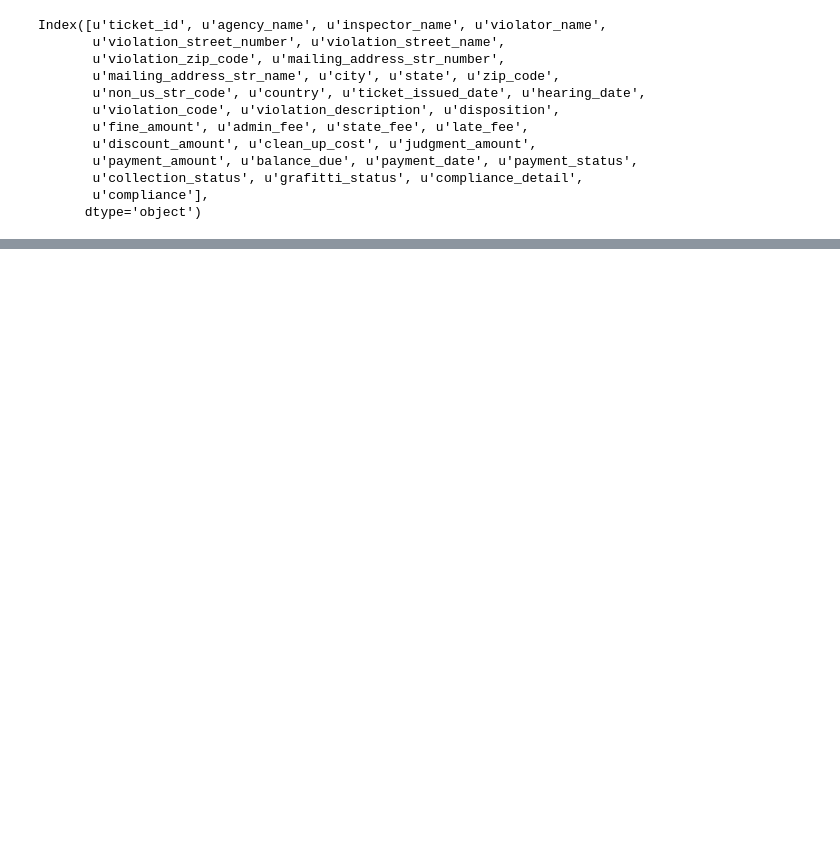
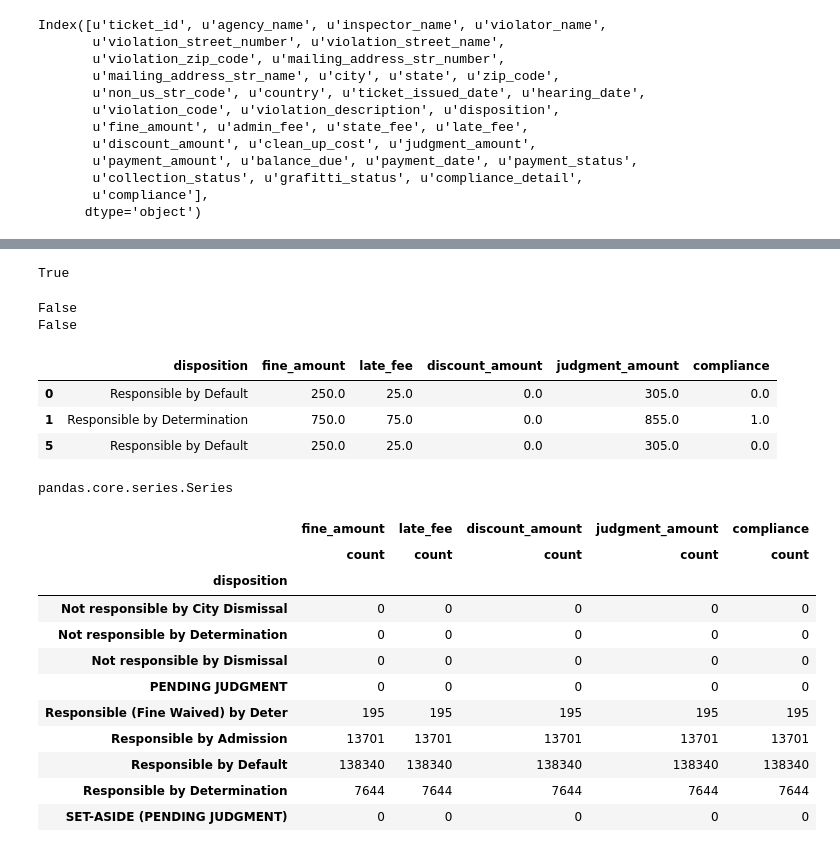
Before and after one commit to Jay-0520/Data_Science, a Jupyter notebook: predicting_property_maintenance_fines/predicting_property_maintenance_fines.ipynb, the cells around one changed output, grey strips where cells are left out. Cells and saved outputs as stored; diff of their text form; code cells hidden in the pictures; blank space fills up the shorter version.

```diff
--- a/predicting_property_maintenance_fines/predicting_property_maintenance_fines.ipynb
+++ b/predicting_property_maintenance_fines/predicting_property_maintenance_fines.ipynb
@@ -150,0 +480,22 @@ columns_list = df.columns.tolist()
+# %%
+# Reload the training dataframe
+# It is difficult to convert string varibles, such as inspector_name, mailing_address_str_name,
+# violation_street_name, violation_code, and violation_description to numerical variables; and they will
+# considered later on
+
+traindata = pd.read_csv('train.csv',encoding = "ISO-8859-1")
+testdata = pd.read_csv('test.csv',encoding = "ISO-8859-1")
+
+#columns_filter = ['ticket_id','violator_name','violation_street_number', 'violation_zip_code',
+#                  'mailing_address_str_number', 'agency_name', 'city', 'state', 'zip_code',
+#                 'non_us_str_code', 'country', 'admin_fee','state_fee', 'clean_up_cost', 'payment_date',
+#                 'payment_amount','payment_status','balance_due', 'payment_amount', 'collection_status',
+#                 'compliance_detail','grafitti_status']
+#traindata.drop(columns_filter,axis = 1,inplace = True)
+
+
+columns_to_keep = ['disposition','fine_amount','late_fee', 'discount_amount', 'judgment_amount','compliance']
+columns_to_keep_test = ['disposition','fine_amount','late_fee', 'discount_amount', 'judgment_amount']
+
+traindata = traindata[columns_to_keep]
+testdata = testdata[columns_to_keep_test]
@@ -150,0 +517,5 @@ columns_list = df.columns.tolist()
+# %%
+# reduce memory usage by casting
+for i in range(len(traindata.columns)):
+    if len(traindata[traindata.columns[i]].unique()) < 250:
+        traindata[traindata.columns[i]] = traindata[traindata.columns[i]].astype('category')
@@ -150,0 +533,45 @@ columns_list = df.columns.tolist()
+# %%
+traindata.isnull().values.any()
+# %% [output]
+True
+# %%
+# Double check and drop any of the columns and rows that contains NAN
+
+traindata = traindata.dropna(axis=1,how='all')
+traindata = traindata.dropna(axis=0,how='all')
+traindata = traindata[traindata['compliance'].notnull()]
+# %%
+traindata.shape
+
+# check if there is any row that contains NAN
+print(traindata.isnull().values.any())
+print(testdata.isnull().values.any())
+# %% [output]
+False
+False
+# %%
+traindata.head(3)
+# %% [output]
+|  | disposition | fine_amount | late_fee | discount_amount | judgment_amount | compliance |
+| 0 | Responsible by Default | 250.0 | 25.0 | 0.0 | 305.0 | 0.0 |
+| 1 | Responsible by Determination | 750.0 | 75.0 | 0.0 | 855.0 | 1.0 |
+| 5 | Responsible by Default | 250.0 | 25.0 | 0.0 | 305.0 | 0.0 |
+# %%
+type(traindata['disposition'])
+# %% [output]
+pandas.core.series.Series
+# %%
+traindata.groupby('disposition').agg(['count'])
+# %% [output]
+|  | fine_amount | late_fee | discount_amount | judgment_amount | compliance |
+|  | count | count | count | count | count |
+| disposition |  |  |  |  |  |
+| Not responsible by City Dismissal | 0 | 0 | 0 | 0 | 0 |
+| Not responsible by Determination | 0 | 0 | 0 | 0 | 0 |
+| Not responsible by Dismissal | 0 | 0 | 0 | 0 | 0 |
+| PENDING JUDGMENT | 0 | 0 | 0 | 0 | 0 |
+| Responsible (Fine Waived) by Deter | 195 | 195 | 195 | 195 | 195 |
+| Responsible by Admission | 13701 | 13701 | 13701 | 13701 | 13701 |
+| Responsible by Default | 138340 | 138340 | 138340 | 138340 | 138340 |
+| Responsible by Determination | 7644 | 7644 | 7644 | 7644 | 7644 |
+| SET-ASIDE (PENDING JUDGMENT) | 0 | 0 | 0 | 0 | 0 |
```
Also changed, not shown: parts of 50 cells of this notebook.
